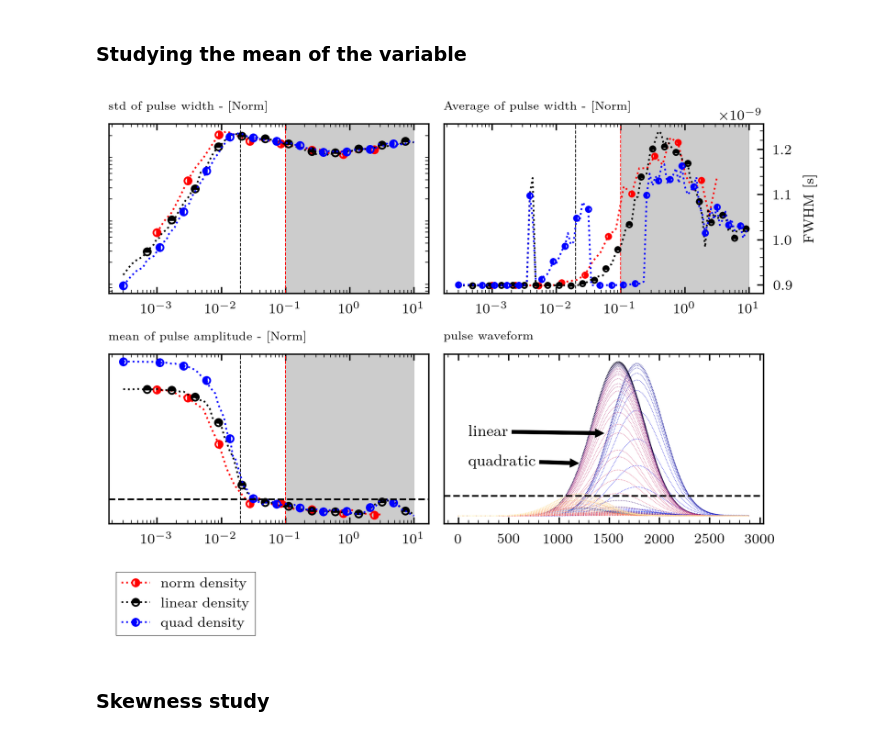
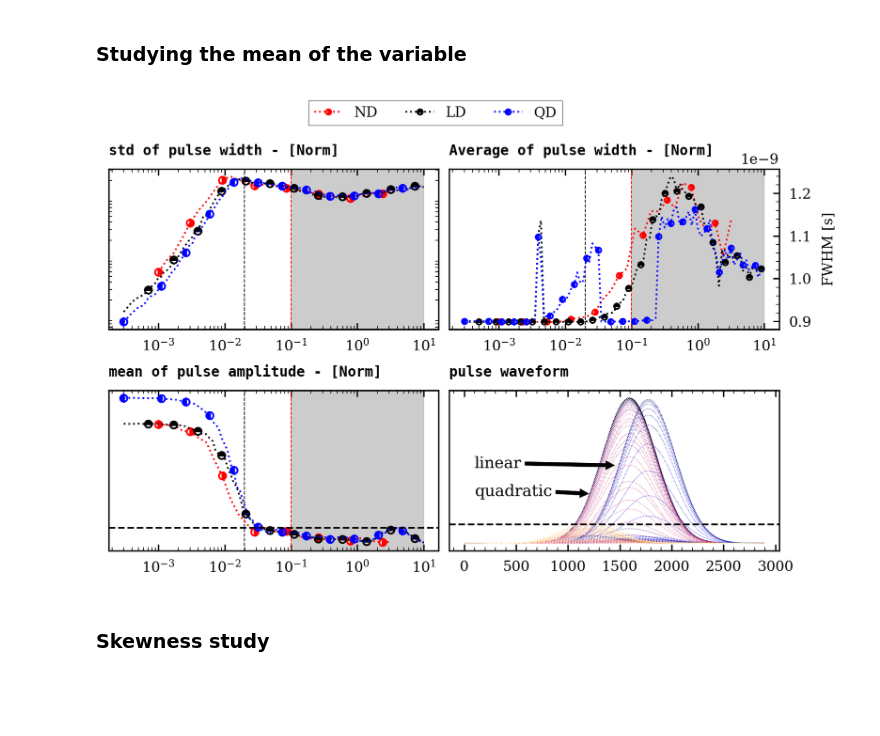
Before and after one commit to Chatr0uge/Internship_SPC, a Jupyter notebook: src/profile_study/profile_study.ipynb, the cells around one changed output. Cells and saved outputs as stored; diff of their text form; code cells hidden in the pictures; blank space fills up the shorter version.

Commit message:
report update

```diff
--- a/src/profile_study/profile_study.ipynb
+++ b/src/profile_study/profile_study.ipynb
@@ -421,28 +421,24 @@ FWHM_3 =  [np.mean([delay_dispersion(np.arange(0, 2893) * dt, pulse) for pulse i
 ### Studying the mean of the variable
 # %%
 W = 5.8
-fig, ax = plt.subplots(2, 2, figsize = (W, W * 4 / 5), dpi = 300, layout = 'tight')
+fig, ax = plt.subplots(2, 2, figsize = (W, W * 3/5), dpi = 300)
 ax = ax.flatten()
-ax[0].set_title('std of pulse width - [Norm]', fontsize='small',
-    loc='left',
-    fontweight=1000,
-    style='italic',)
+ax[0].set_title('std of pulse width - [Norm]', fontweight='bold',loc = 'left',
+    family='monospace',)
 ax[0].axvline(0.1, color = 'r', ls = '--', lw = .5)
 ax[0].axvline(nc2, color = 'k', ls = '--', lw = .5)
 
-ax[0].plot(amplitude_norm[index], np.std(amp, axis = 1)[index], marker = MarkerStyle("o", fillstyle="right"), label = 'norm density', lw = 1, markevery = 4, ms = 4,   color = 'r', ls = ':')
-ax[0].plot(amplitude_4[index_2], np.std(amp_2, axis = 1)[index_2], marker = MarkerStyle("o", fillstyle="top"), label = 'linear density ', lw = 1, markevery = (4,8), ms = 4, color = 'k', ls = ':')
-ax[0].plot(amplitude_quad[index_3], np.std(amp_3, axis = 1)[index_3], marker = MarkerStyle("o", fillstyle="left"), label = 'linear density ', lw = 1, markevery = 8, ms = 4,   color = 'b', ls = ':')
+ax[0].plot(amplitude_norm[index], np.std(amp, axis = 1)[index], marker = MarkerStyle("o", fillstyle="right"),  lw = 1, markevery = 4, ms = 4,   color = 'r', ls = ':')
+ax[0].plot(amplitude_4[index_2], np.std(amp_2, axis = 1)[index_2], marker = MarkerStyle("o", fillstyle="top"), lw = 1, markevery = (4,8), ms = 4, color = 'k', ls = ':')
+ax[0].plot(amplitude_quad[index_3], np.std(amp_3, axis = 1)[index_3], marker = MarkerStyle("o", fillstyle="left"),  lw = 1, markevery = 8, ms = 4,   color = 'b', ls = ':')
 
 ax[0].axvspan(0.1, 10, alpha = 0.2, color = 'k')
 ax[0].set_xscale('log')
 ax[0].set_yscale('log')
 ax[0].set_yticks([])
 
-ax[1].set_title('Average of pulse width - [Norm]', fontsize='small',
-    loc='left',
-    fontweight=1000,
-    style='italic',)
+ax[1].set_title('Average of pulse width - [Norm]',    fontweight='bold',loc = 'left',
+    family='monospace',)
 
 
 ax[1].set_xscale('log')
@@ -450,56 +446,52 @@ ax[1].axvline(0.1, color = 'r', ls = '--', lw = .5)
 ax[1].axvline(nc2, color = 'k', ls = '--', lw = .5)
 ax[1].yaxis.set_label_position("right")
 
-ax[1].plot(amplitude_norm[index],FWHM, marker = MarkerStyle("o", fillstyle="right"), label = 'norm density', lw = 1, markevery = 3, ms = 3,   color = 'r', ls = ':')
-ax[1].plot(amplitude_4[index_2], FWHM_2 , marker =MarkerStyle("o", fillstyle="top"), label = 'linear density', lw = 1, markevery = (2,4), ms = 3,   color = 'k', ls = ':')
-ax[1].plot(amplitude_4[index_2], FWHM_3 , marker =MarkerStyle("o", fillstyle="left"), label = 'quadratic density', lw = 1, markevery = 4, ms = 3,   color = 'b', ls = ':')
+ax[1].plot(amplitude_norm[index],FWHM, marker = MarkerStyle("o", fillstyle="right"), label = 'ND', lw = 1, markevery = 3, ms = 3,   color = 'r', ls = ':')
+ax[1].plot(amplitude_4[index_2], FWHM_2 , marker =MarkerStyle("o", fillstyle="top"), label = 'LD', lw = 1, markevery = (2,4), ms = 3,   color = 'k', ls = ':')
+ax[1].plot(amplitude_4[index_2], FWHM_3 , marker =MarkerStyle("o", fillstyle="left"), label = 'QD', lw = 1, markevery = 4, ms = 3,   color = 'b', ls = ':')
 
 ax[1].axvspan(0.1, 10, alpha = 0.2, color = 'k')
 ax[1].set_ylabel('FWHM [s]')
 # ax[1].legend(loc = 'lower left')
 ax[1].yaxis.tick_right()
 mean_pulse = np.max(pulse_norm, axis = 2)
 mean_pulse_2 = np.max(pulse_4, axis = 2)
 mean_pulse_3 = np.max(pulse_quad, axis = 2)
 
-ax[2].set_title('mean of pulse amplitude - [Norm]', fontsize='small',
-    loc='left',
-    fontweight=1000,
-    style='italic',)
+ax[2].set_title('mean of pulse amplitude - [Norm]',    fontweight='bold',loc = 'left',
+    family='monospace',)
 ax[2].axvline(0.1, color = 'r', ls = '--', lw = .5)
 ax[2].axvline(nc2, color = 'k', ls = '--', lw = .5)
-ax[2].plot(amplitude_norm[index], np.mean(mean_pulse, axis = 1)[index], marker = MarkerStyle("o", fillstyle="right"), label = 'norm density', lw = 1, markevery = 4, ms = 4,   color = 'r', ls = ':')
-ax[2].plot(amplitude_4[index_2], np.mean(mean_pulse_2, axis = 1)[index_2], marker = MarkerStyle("o", fillstyle="top"), label = 'linear density', lw = 1, markevery = (4,8), ms = 4,   color = 'k', ls = ':')
-ax[2].plot(amplitude_quad[index_3], np.mean(mean_pulse_3, axis = 1)[index_3], marker = MarkerStyle("o", fillstyle="left"), label = 'quad density', lw = 1, markevery = 8, ms = 4,   color = 'b', ls = ':')
+ax[2].plot(amplitude_norm[index], np.mean(mean_pulse, axis = 1)[index], marker = MarkerStyle("o", fillstyle="right"), lw = 1, markevery = 4, ms = 4,   color = 'r', ls = ':')
+ax[2].plot(amplitude_4[index_2], np.mean(mean_pulse_2, axis = 1)[index_2], marker = MarkerStyle("o", fillstyle="top"),  lw = 1, markevery = (4,8), ms = 4,   color = 'k', ls = ':')
+ax[2].plot(amplitude_quad[index_3], np.mean(mean_pulse_3, axis = 1)[index_3], marker = MarkerStyle("o", fillstyle="left"), lw = 1, markevery = 8, ms = 4,   color = 'b', ls = ':')
 
-ax[2].legend(loc = 'lower left', bbox_to_anchor=(0., -.7))
 ax[2].axvspan(0.1, 10, alpha = 0.2, color = 'k')
 ax[2].set_xscale('log')
 ax[2].set_yticks([])
 ax[2].axhline(450, color = 'k', ls = '--', lw = 1)
 
 
-ax[3].set_title('pulse waveform', fontsize='small',
-    loc='left',
-    fontweight=1000,
-    style='italic',)
+ax[3].set_title('pulse waveform',    fontweight='bold',loc = 'left',
+    family='monospace',)
 
 ax[3].set_prop_cycle(color=plt.cm.jet(np.linspace(0, 1, 100)))
 ax[3].plot(abs(np.mean(pulse_norm, axis = 1).T), lw = .3, ls = ':')
 
 ax[3].set_prop_cycle(color=plt.cm.magma(np.linspace(0, 1, 100)))
 ax[3].plot(abs(np.mean(pulse_quad, axis = 1).T), lw = .3,  ls = ':')
 
 ax[3].set_yticks([])
 
 ax[3].axhline(400, color = 'k', ls = '--', lw = 1)
 ax[3].annotate("quadratic", xy=(1200, 1050), xytext=(100, 1000),
              arrowprops=dict(facecolor='black', width = 2, headwidth  = 5, headlength = 5), color = 'k', fontsize = 9)
 ax[3].annotate("linear", xy=(1450, 1650), xytext=(100, 1600),
              arrowprops=dict(facecolor='black', width = 2, headwidth  = 5, headlength = 5), color = 'k', fontsize = 9)
-plt.show()
+fig.legend(loc = 'upper center', bbox_to_anchor = (0.45, 1.1), ncol = 3)
+fig.savefig('../../Report/figures/pulse_params.png', dpi = 500, bbox_inches='tight')
 # %% [output]
-[figure, old version]
+[figure, new version]
 # %% [markdown]
 ### Skewness study
 # %%
```
Also changed, not shown: parts of 4 cells of this notebook, 14 other files.
